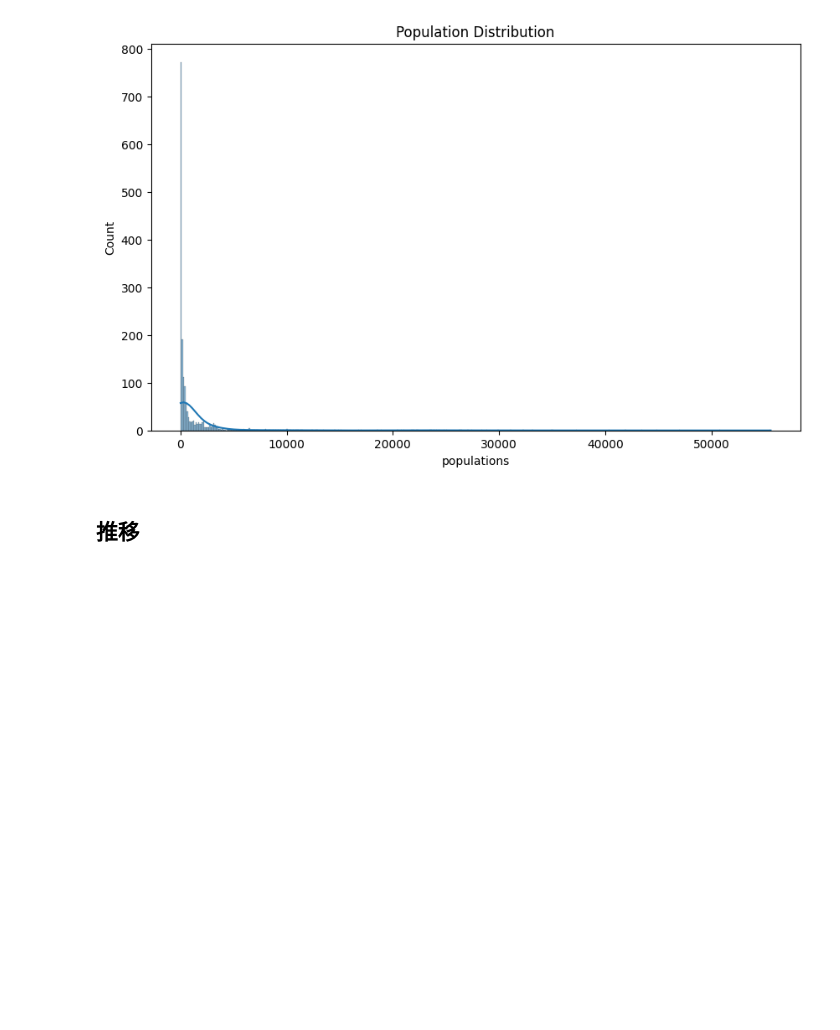
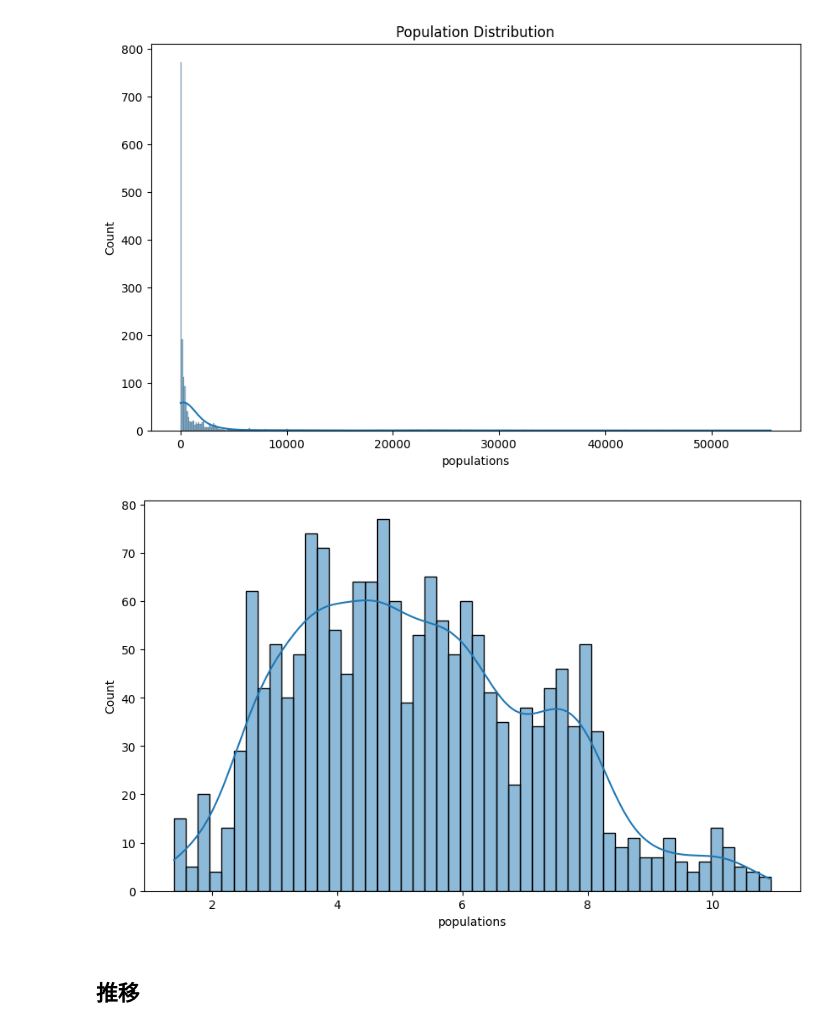
Before and after one commit to Keisei-Akiya/bridge-straw-effects, a Jupyter notebook: src/visualization/distribution/population.ipynb, the cells around one changed output. Drawn from its saved outputs; the diff is of its cells as text; code cells hidden in the pictures; blank space fills up the shorter version.

```diff
--- a/src/visualization/distribution/population.ipynb
+++ b/src/visualization/distribution/population.ipynb
@@ -34,6 +34,13 @@ plt.title('Population Distribution')
 plt.show()
 # %% [output]
 [figure]
+# %%
+log_pop = np.log(df['populations'])
+
+plt.figure(figsize=(10, 6))
+sns.histplot(log_pop, kde=True, bins=50);
+# %% [output]
+[figure, added]
 # %% [markdown]
 ## 推移
 # %%
```
Also changed, not shown: 25 other files.
